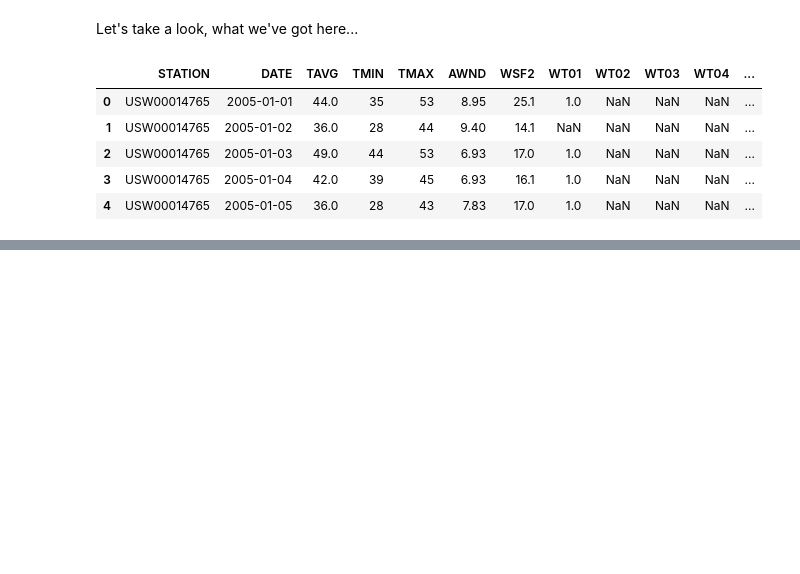
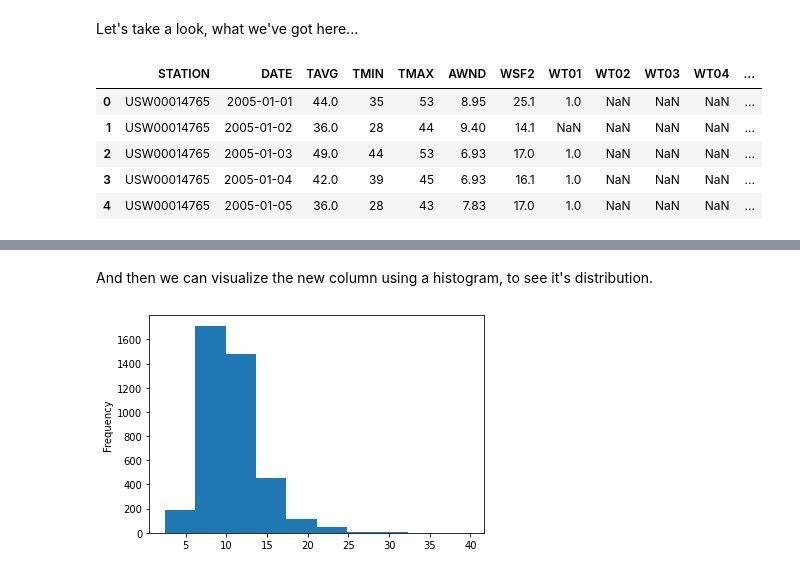
Before and after one commit to dataqueenpend/Case-Studies, a Jupyter notebook: Analyzing_Police_Activity_with_pandas.ipynb, the cells around one changed output, grey strips where cells are left out. Drawn from its saved outputs; the diff is of its cells as text; code cells hidden in the pictures; blank space fills up the shorter version.

```diff
--- a/Analyzing_Police_Activity_with_pandas.ipynb
+++ b/Analyzing_Police_Activity_with_pandas.ipynb
@@ -1604,0 +1644,9 @@ First we check the wind speed.
+# %%
+weather['WDIFF'] = weather.WSF2 - weather.AWND
+# %% [markdown]
+And then we can visualize the new column using a histogram, to see it's distribution.
+# %%
+weather.WDIFF.plot(kind='hist')
+plt.show()
+# %% [output]
+[figure, added]
```
Also changed, not shown: parts of 45 cells of this notebook.
